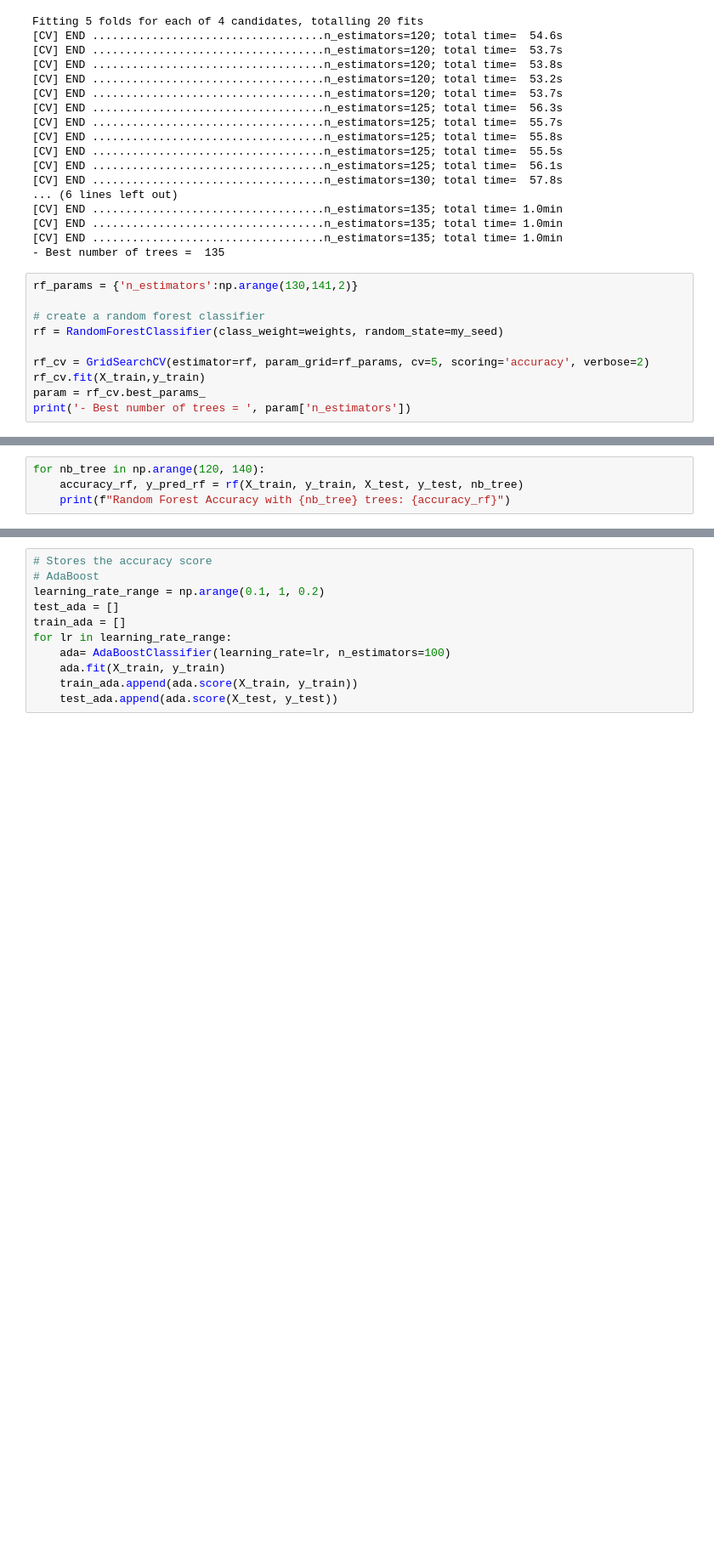
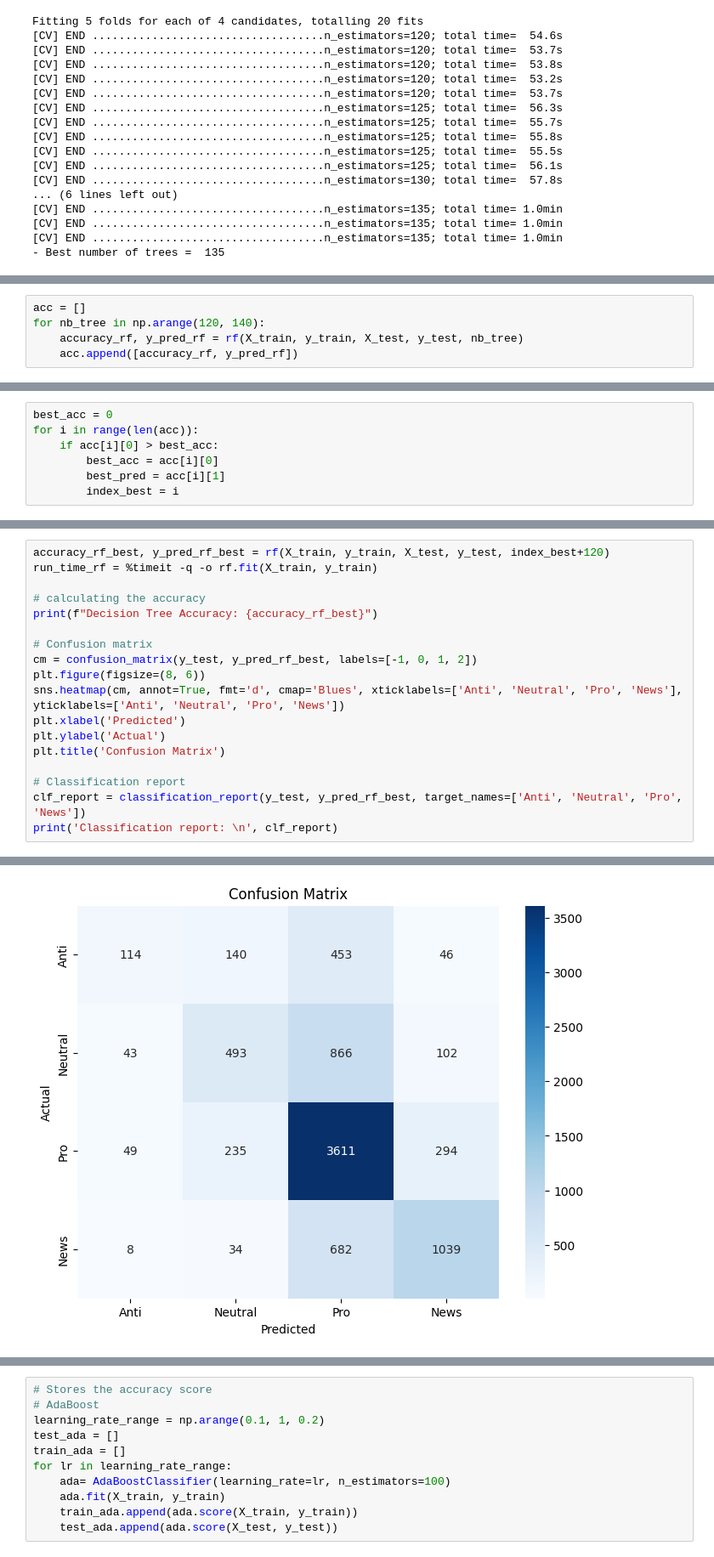
Before and after one commit to adevilde/Twitter-Climate-Change-Sentiment-Analysis, a Jupyter notebook: Twitter_Climate_Change_Sentiment.ipynb, the cells around one changed output, grey strips where cells are left out. Shown at 85% size. Saved outputs shown, nothing was run; the diff lists cells and outputs as text; blank space fills up the shorter version.

```diff
--- a/Twitter_Climate_Change_Sentiment.ipynb
+++ b/Twitter_Climate_Change_Sentiment.ipynb
@@ -1469,13 +1507,3 @@ Fitting 5 folds for each of 4 candidates, totalling 20 fits
 [CV] END ...................................n_estimators=135; total time= 1.0min
 [CV] END ...................................n_estimators=135; total time= 1.0min
 - Best number of trees =  135
-# %%
-rf_params = {'n_estimators':np.arange(130,141,2)}
-
-# create a random forest classifier
-rf = RandomForestClassifier(class_weight=weights, random_state=my_seed)
-
-rf_cv = GridSearchCV(estimator=rf, param_grid=rf_params, cv=5, scoring='accuracy', verbose=2)
-rf_cv.fit(X_train,y_train)
-param = rf_cv.best_params_
-print('- Best number of trees = ', param['n_estimators'])
@@ -1513,7 +1526,8 @@ def rf(X_train, y_train, X_test, y_test, n_estimators, my_seed=my_seed):
 
     return accuracy, y_pred
 # %%
+acc = []
 for nb_tree in np.arange(120, 140):
     accuracy_rf, y_pred_rf = rf(X_train, y_train, X_test, y_test, nb_tree)
-    print(f"Random Forest Accuracy with {nb_tree} trees: {accuracy_rf}")
+    acc.append([accuracy_rf, y_pred_rf])
 # %% [output]
@@ -1545,0 +1535,7 @@ Random Forest Accuracy with 139 trees: 0.6371056157875502
+# %%
+best_acc = 0
+for i in range(len(acc)):
+    if acc[i][0] > best_acc:
+        best_acc = acc[i][0]
+        best_pred = acc[i][1]
+        index_best = i
@@ -1545,0 +1546,19 @@ Random Forest Accuracy with 139 trees: 0.6371056157875502
+# %%
+accuracy_rf_best, y_pred_rf_best = rf(X_train, y_train, X_test, y_test, index_best+120)
+run_time_rf = %timeit -q -o rf.fit(X_train, y_train)
+
+# calculating the accuracy
+print(f"Decision Tree Accuracy: {accuracy_rf_best}")
+
+# Confusion matrix
+cm = confusion_matrix(y_test, y_pred_rf_best, labels=[-1, 0, 1, 2])
+plt.figure(figsize=(8, 6))
+sns.heatmap(cm, annot=True, fmt='d', cmap='Blues', xticklabels=['Anti', 'Neutral', 'Pro', 'News'], yticklabels=['Anti', 'Neutral', 'Pro', 'News'])
+plt.xlabel('Predicted')
+plt.ylabel('Actual')
+plt.title('Confusion Matrix')
+
+# Classification report
+clf_report = classification_report(y_test, y_pred_rf_best, target_names=['Anti', 'Neutral', 'Pro', 'News'])
+print('Classification report: \n', clf_report)
+# %% [output]
@@ -1545,0 +1577 @@ Random Forest Accuracy with 139 trees: 0.6371056157875502
+[figure, added]
```
Also changed, not shown: parts of 83 cells of this notebook.
